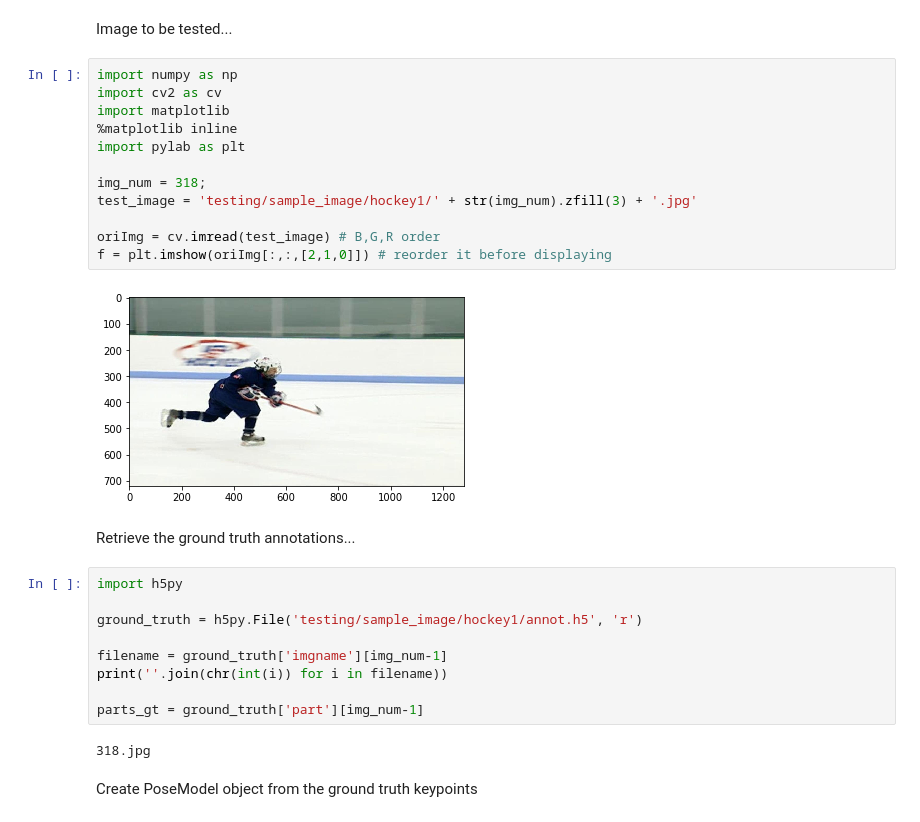
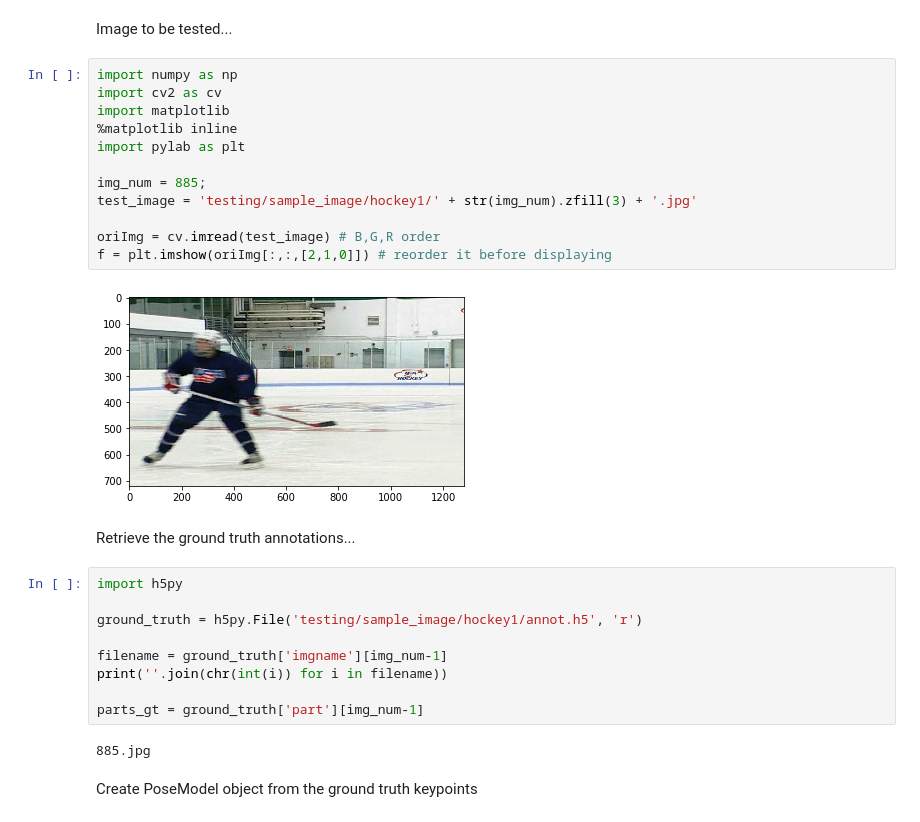
Before and after one commit to SS-JIA/Realtime_Multi-Person_Pose_Estimation, a Jupyter notebook: PCKh.ipynb, the cells around one changed output. Drawn from its saved outputs; the diff is of its cells as text.

```diff
--- a/PCKh.ipynb
+++ b/PCKh.ipynb
@@ -3,17 +3,17 @@ Image to be tested...
 # %%
 import numpy as np
 import cv2 as cv
 import matplotlib
 %matplotlib inline
 import pylab as plt
 
-img_num = 318;
+img_num = 885;
 test_image = 'testing/sample_image/hockey1/' + str(img_num).zfill(3) + '.jpg'
 
 oriImg = cv.imread(test_image) # B,G,R order
 f = plt.imshow(oriImg[:,:,[2,1,0]]) # reorder it before displaying
 # %% [output]
-[figure, old version]
+[figure, new version]
 # %% [markdown]
 Retrieve the ground truth annotations...
 # %%
@@ -26,7 +26,7 @@ print(''.join(chr(int(i)) for i in filename))
 
 parts_gt = ground_truth['part'][img_num-1]
 # %% [output]
-318.jpg
+885.jpg
 # %% [markdown]
 Create PoseModel object from the ground truth keypoints
 # %%
```
Also changed, not shown: parts of 3 cells of this notebook, 1 other file.
